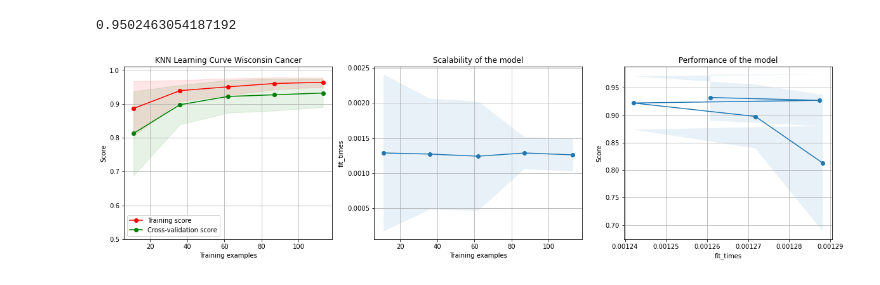
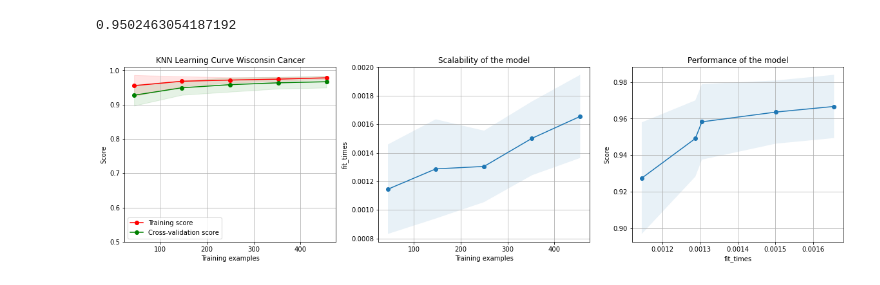
Before and after one commit to ElFeo/SupervisedLearningSurvey, a Jupyter notebook: SupervisedLearning_Cancer.ipynb, the cells around one changed output. Drawn from its saved outputs; the diff is of its cells as text; code cells hidden in the pictures.

Commit message:
changes in data being used: scaled all set for shuffle function

```diff
--- a/SupervisedLearning_Cancer.ipynb
+++ b/SupervisedLearning_Cancer.ipynb
@@ -539,7 +539,7 @@ svm_estimator_c = svm.SVC(C=svm_best_c['C'],
                         random_state=1)
 svm_title_c = "SVM Learning Curve Wisconsin Cancer Data"
 cv = ShuffleSplit(n_splits=100, test_size=0.2, random_state=1)
-plot_learning_curve(svm_estimator_c, svm_title_c, X_train_c, Y_train_c, ylim=(0.5, 1.01),
+plot_learning_curve(svm_estimator_c, svm_title_c, X_scaled_c, Y_c, ylim=(0.5, 1.01),
                     cv=cv, n_jobs=4)
 plt.savefig("images/svm_grds_best_cancer.png")
 plt.show()
@@ -608,7 +608,7 @@ nn_estimator_c = MLPClassifier(activation=nn_best_c['activation'],
                              random_state=1)
 nn_title_c = "Neural Network Learning Curve Wisconsin cancer Data"
 cv = ShuffleSplit(n_splits=100, test_size=0.2, random_state=1)
-plot_learning_curve(nn_estimator_c, nn_title_c, X_train_c, Y_train_c, ylim=(0.5, 1.01),
+plot_learning_curve(nn_estimator_c, nn_title_c, X_scaled_c, Y_c, ylim=(0.5, 1.01),
                     cv=cv, n_jobs=4)
 plt.savefig("images/nn_grds_best_cancer.png")
 plt.show()
@@ -725,16 +725,16 @@ clf_knn_grds_c.best_score_
 # %%
 knn_best_c = clf_knn_grds_c.best_params_
 knn_estimator_c = KNeighborsClassifier( n_neighbors=knn_best_c['n_neighbors'],
                                       weights=knn_best_c['weights'],
                                       leaf_size=knn_best_c['leaf_size'],
                                       algorithm=knn_best_c['algorithm'])
 
 
 knn_title_c = "KNN Learning Curve Wisconsin Cancer"
 cv = ShuffleSplit(n_splits=100, test_size=0.2, random_state=1)
-plot_learning_curve(knn_estimator_c, knn_title_c, X_train_c, Y_train_c, ylim=(0.5, 1.01),
+plot_learning_curve(knn_estimator_c, knn_title_c, X_scaled_c, Y_c, ylim=(0.5, 1.01),
                     cv=cv, n_jobs=4)
 plt.savefig("images/knn_grds_best_cancer.png")
 plt.show()
 # %% [output]
-[figure, old version]
+[figure, new version]
```
Also changed, not shown: parts of 2 cells of this notebook, 4 other files.
